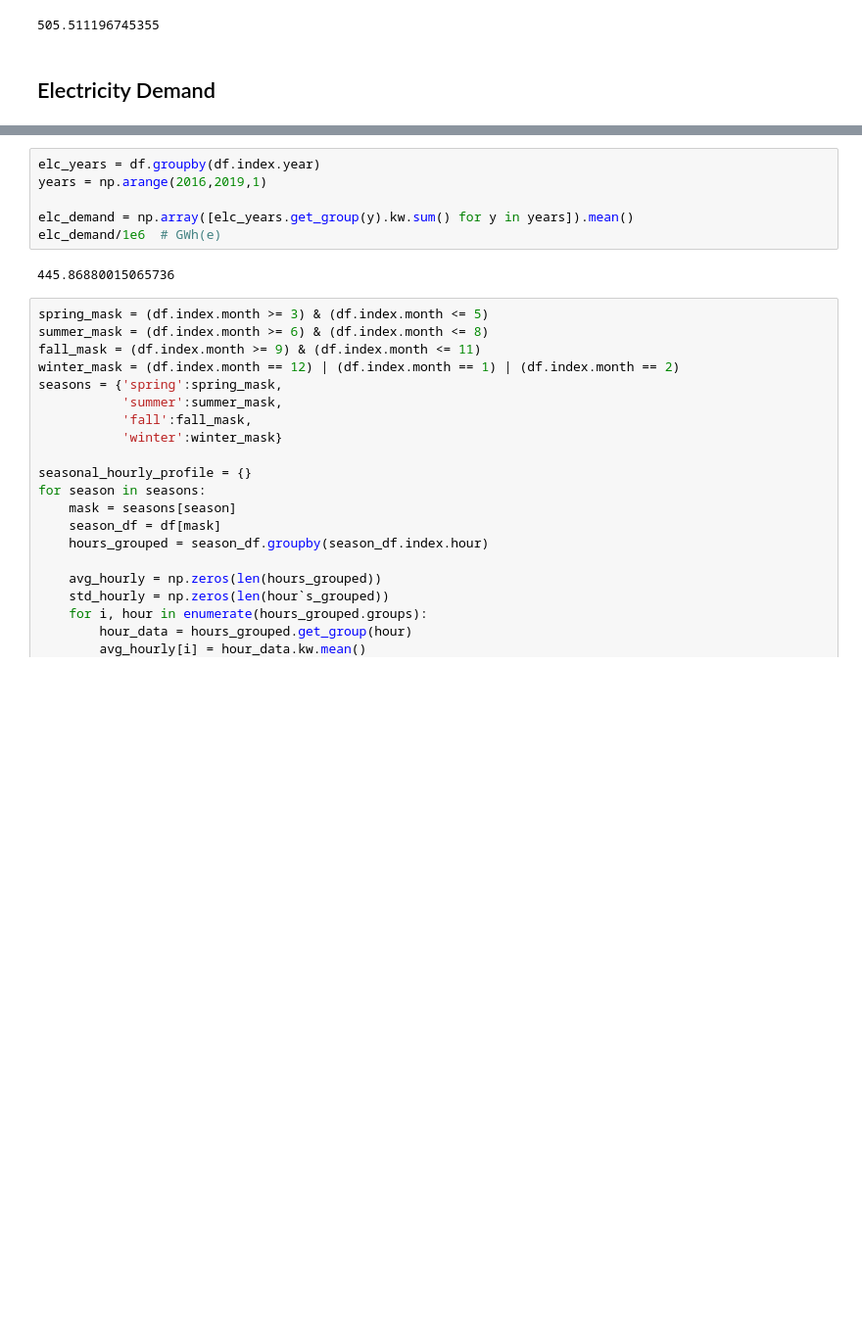
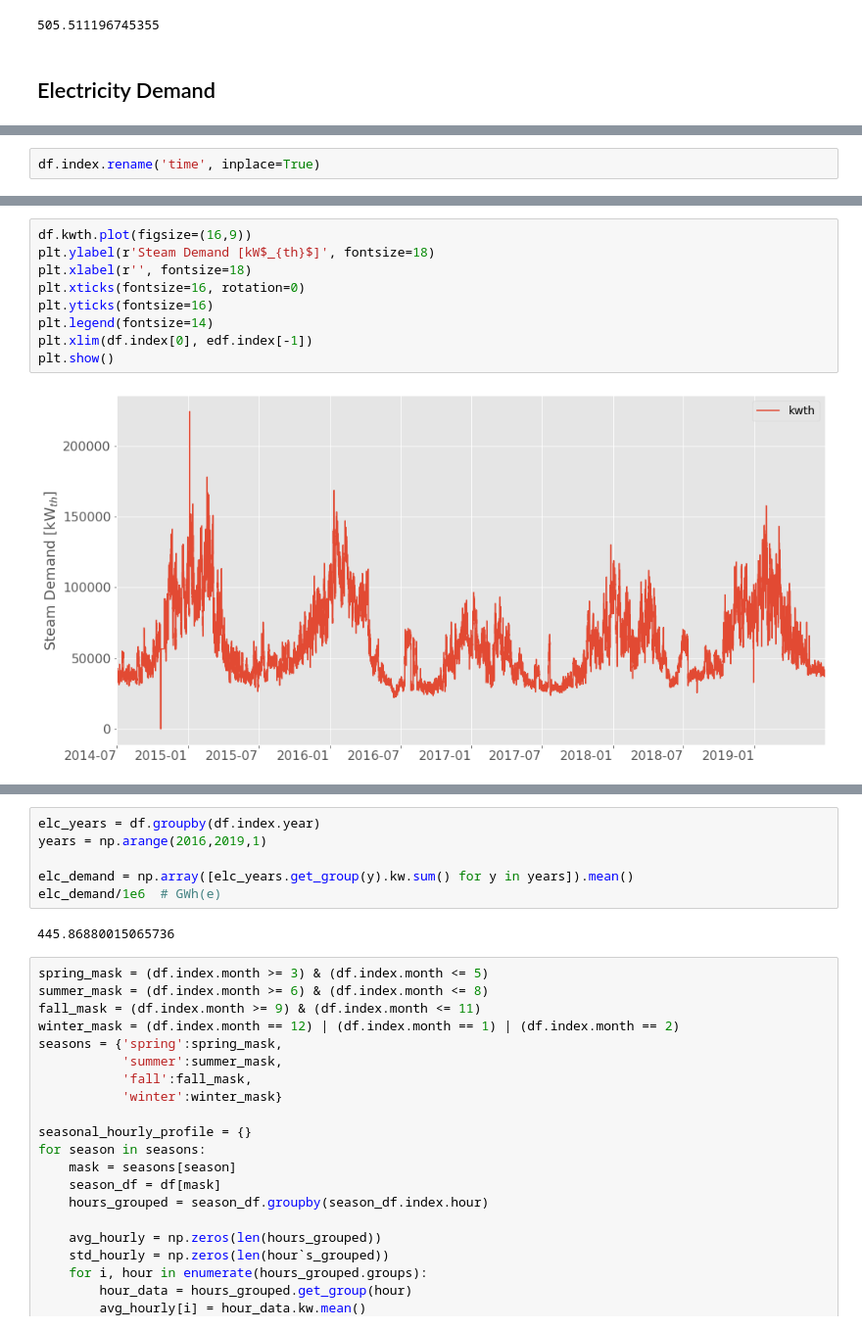
Before and after one commit to samgdotson/2021-dotson-ms, a Jupyter notebook: data/notebooks/demand_profile.ipynb, the cells around one changed output, grey strips where cells are left out. Shown at 98% size. Drawn from its saved outputs; the diff is of its cells as text; blank space fills up the shorter version.

```diff
--- a/data/notebooks/demand_profile.ipynb
+++ b/data/notebooks/demand_profile.ipynb
@@ -203,3 +178,5 @@ df
 | 2019-06-30 21:00:00 | 57243.0 |
 | 2019-06-30 22:00:00 | 55959.0 |
 39407 rows × 1 columns
+# %%
+df.index.rename('time', inplace=True)
@@ -215,0 +236,11 @@ plt.show()
+# %%
+df.kwth.plot(figsize=(16,9))
+plt.ylabel(r'Steam Demand [kW$_{th}$]', fontsize=18)
+plt.xlabel(r'', fontsize=18)
+plt.xticks(fontsize=16, rotation=0)
+plt.yticks(fontsize=16)
+plt.legend(fontsize=14)
+plt.xlim(df.index[0], edf.index[-1])
+plt.show()
+# %% [output]
+[figure, added]
```
Also changed, not shown: parts of 17 cells of this notebook, 12 other files.
